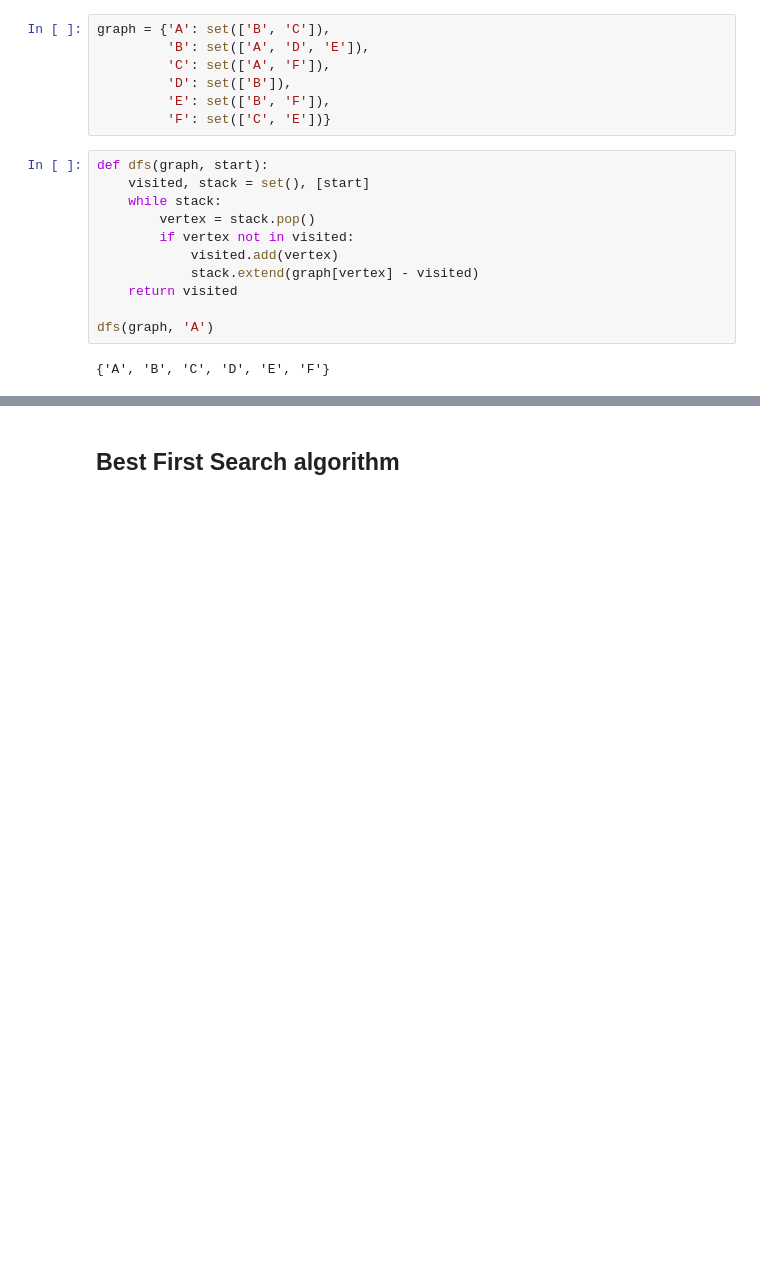
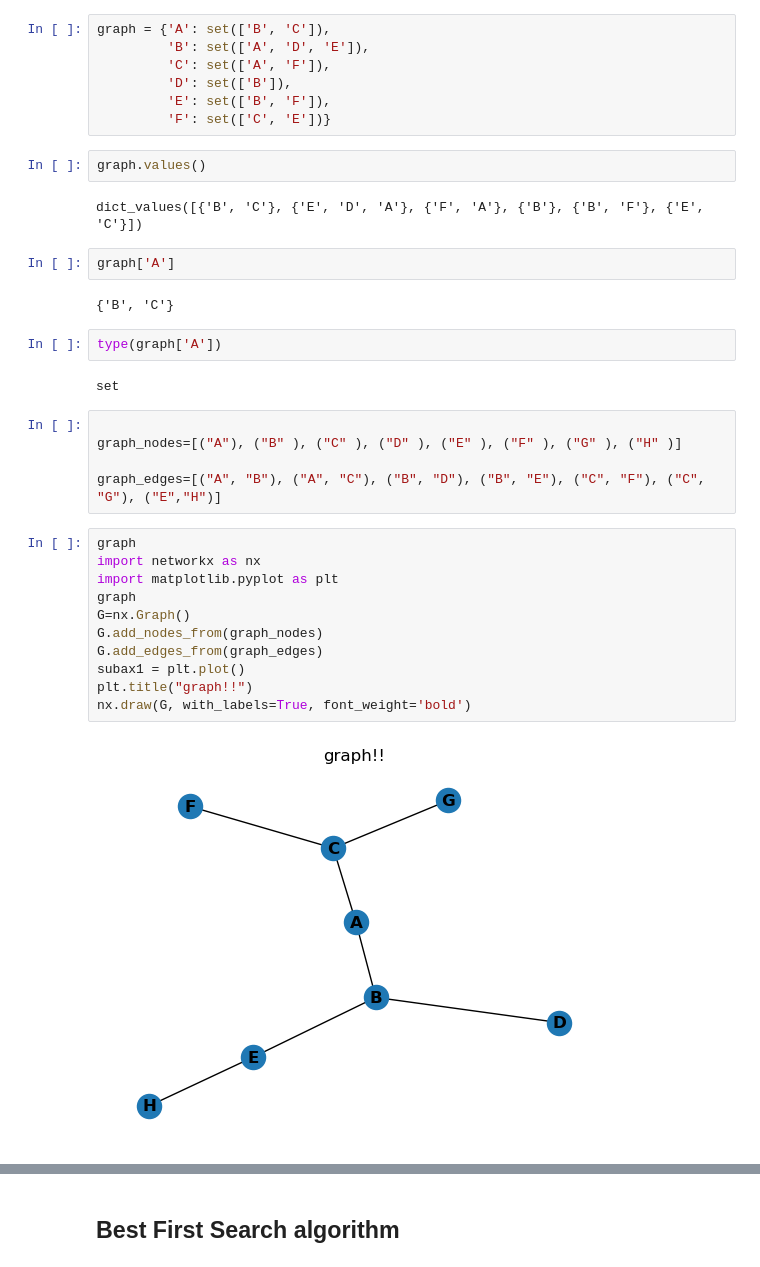
Before and after one commit to MimoHasPurpose/mtech_sem_1, a Jupyter notebook: ml_lab/day3_bfs_dfs.ipynb, the cells around one changed output, grey strips where cells are left out. Saved outputs shown, nothing was run; the diff lists cells and outputs as text; blank space fills up the shorter version.

```diff
--- a/ml_lab/day3_bfs_dfs.ipynb
+++ b/ml_lab/day3_bfs_dfs.ipynb
@@ -17,16 +17,33 @@ graph = {'A': set(['B', 'C']),
          'D': set(['B']),
          'E': set(['B', 'F']),
          'F': set(['C', 'E'])}
-# %%
-def dfs(graph, start):
-    visited, stack = set(), [start]
-    while stack:
-        vertex = stack.pop()
-        if vertex not in visited:
-            visited.add(vertex)
-            stack.extend(graph[vertex] - visited)
-    return visited
-
-dfs(graph, 'A')
-# %% [output]
-{'A', 'B', 'C', 'D', 'E', 'F'}
+# %%
+graph.values()
+# %% [output]
+dict_values([{'B', 'C'}, {'E', 'D', 'A'}, {'F', 'A'}, {'B'}, {'B', 'F'}, {'E', 'C'}])
+# %%
+graph['A']
+# %% [output]
+{'B', 'C'}
+# %%
+type(graph['A'])
+# %% [output]
+set
+# %%
+
+graph_nodes=[("A"), ("B" ), ("C" ), ("D" ), ("E" ), ("F" ), ("G" ), ("H" )]
+
+graph_edges=[("A", "B"), ("A", "C"), ("B", "D"), ("B", "E"), ("C", "F"), ("C", "G"), ("E","H")]
+# %%
+graph
+import networkx as nx
+import matplotlib.pyplot as plt
+graph
+G=nx.Graph()
+G.add_nodes_from(graph_nodes)
+G.add_edges_from(graph_edges)
+subax1 = plt.plot()
+plt.title("graph!!")
+nx.draw(G, with_labels=True, font_weight='bold')
+# %% [output]
+[figure, added]
```
Also changed, not shown: parts of 28 cells of this notebook, 5 other files.
